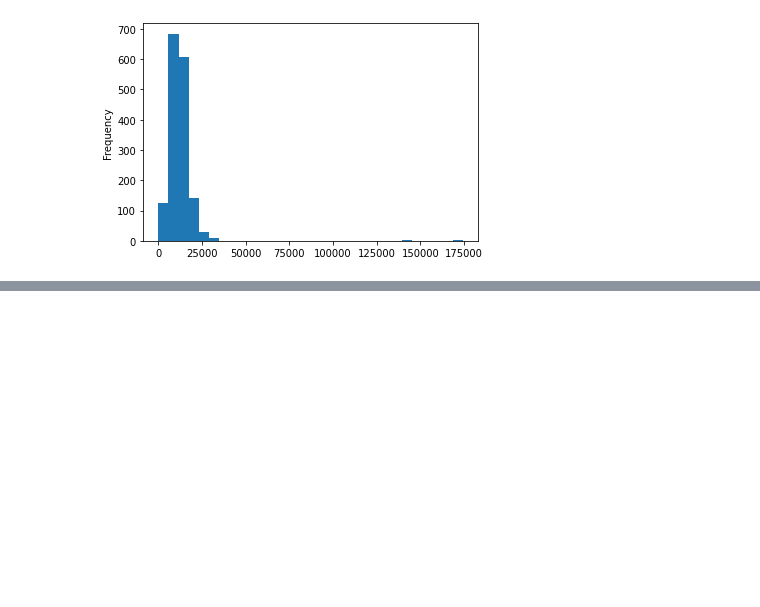
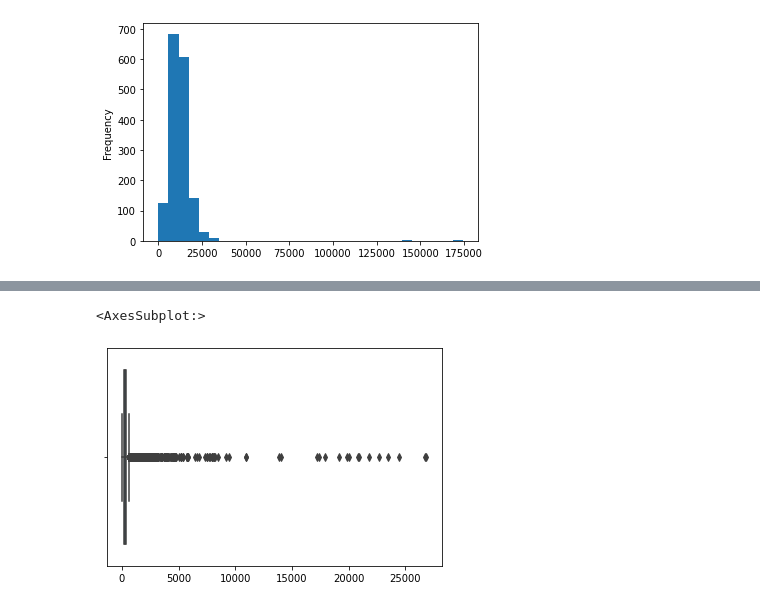
Before and after one commit to akazukin5151/comparative-accessibility, a Jupyter notebook: london.ipynb, the cells around one changed output, grey strips where cells are left out. Saved outputs shown, nothing was run; the diff lists cells and outputs as text; code cells hidden in the pictures; blank space fills up the shorter version.

```diff
--- a/london.ipynb
+++ b/london.ipynb
@@ -185,0 +248,6 @@ route_lengths.plot.hist(bins=30)
+# %%
+# The individual distances between every stops in every route
+sns.boxplot(x=route_stop_dists.explode().values.astype(float))
+# %% [output]
+<AxesSubplot:>
+[figure, added]
```
Also changed, not shown: parts of 7 cells of this notebook.
